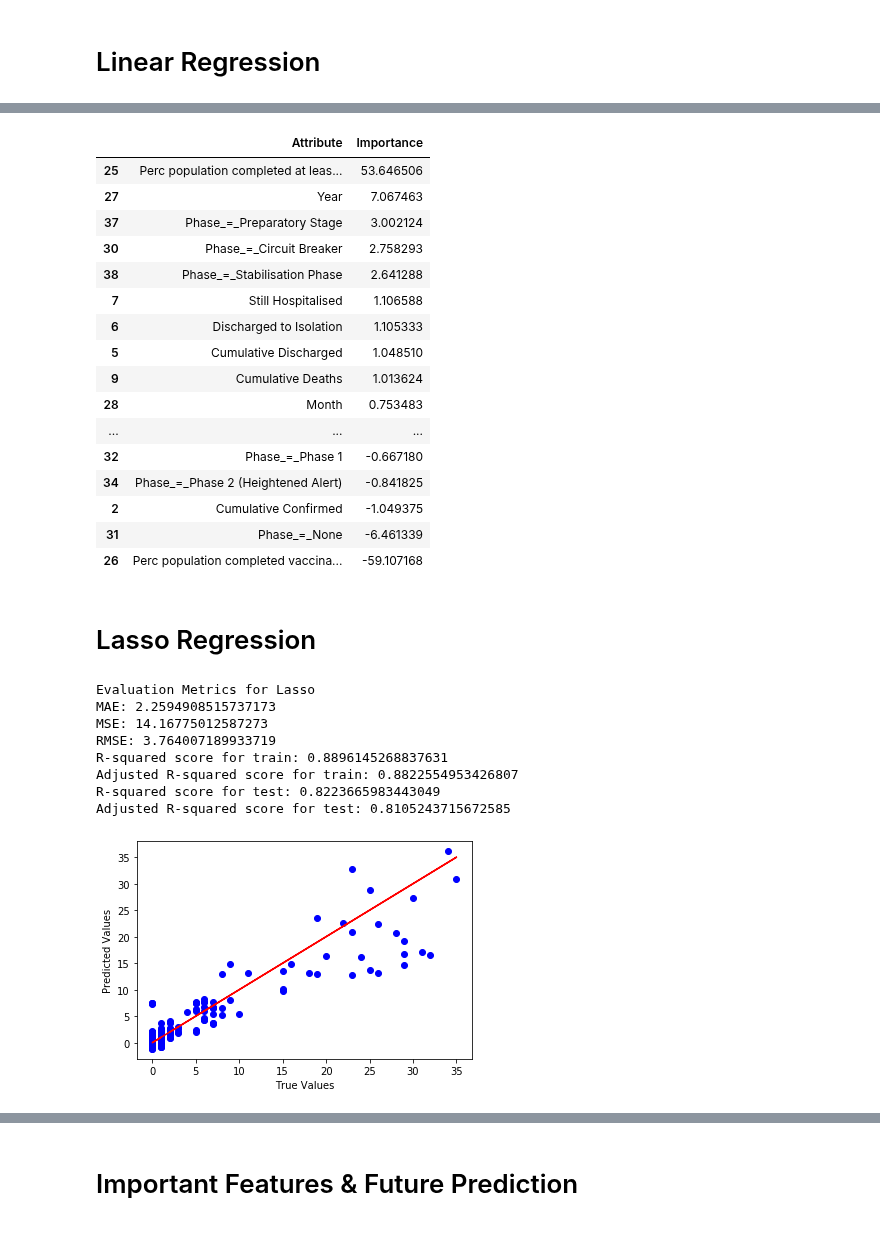
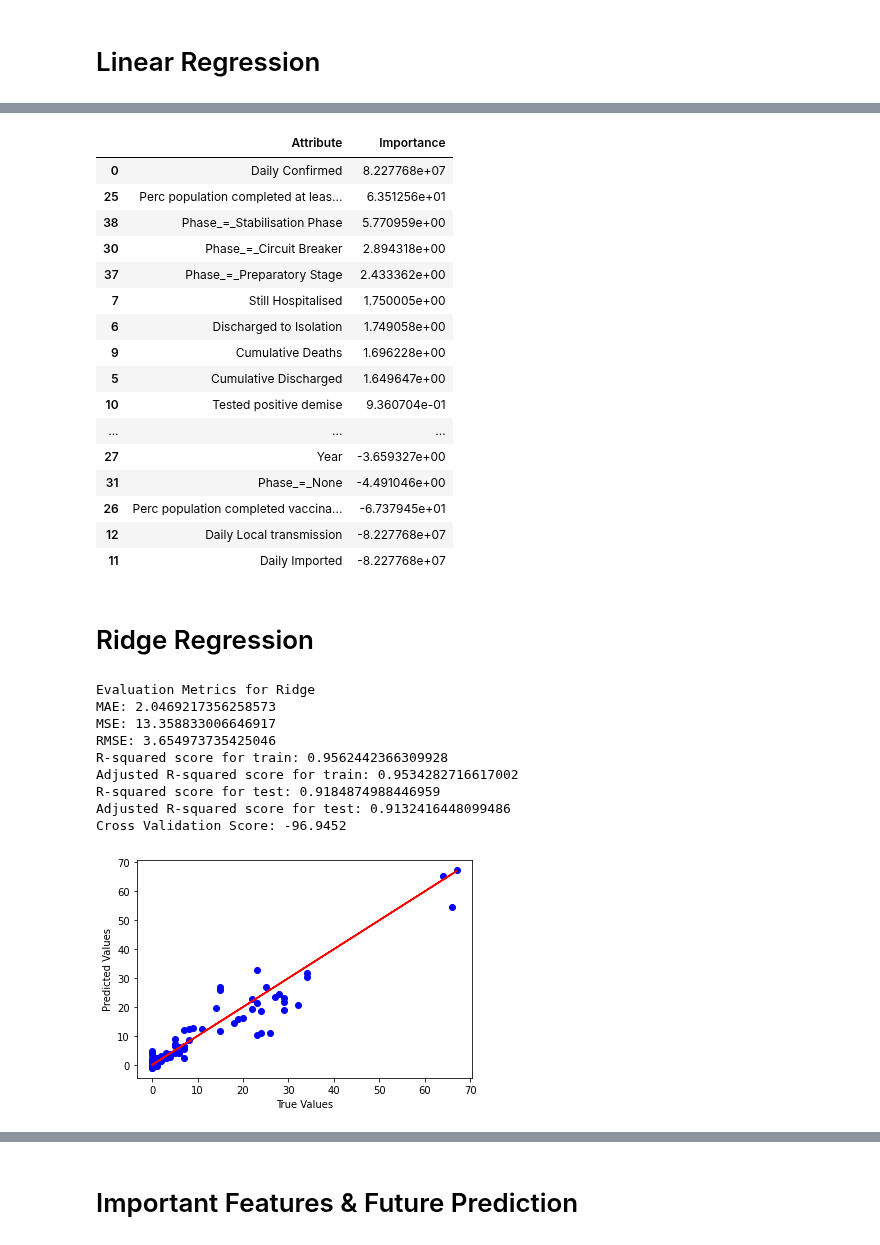
Before and after one commit to dvh549/Data_Mining, a Jupyter notebook: ICU Occupancy.ipynb, the cells around one changed output, grey strips where cells are left out. Saved outputs shown, nothing was run; the diff lists cells and outputs as text; code cells hidden in the pictures.

Commit message:
removed lasso models,
removed lasso models, changed cross validation from stratified k to 5, added important features ridge regression model

```diff
--- a/ICU Occupancy.ipynb
+++ b/ICU Occupancy.ipynb
@@ -154,7 +154,7 @@ y = sg_data_filtered["Intensive Care Unit (ICU)"]
 # %%
 # split using 25% for test as amount of data isn't much so that we've got more points to test
 
-X_train, X_test, y_train, y_test = train_test_split(X, y, test_size=0.25, random_state=42)
+X_train, X_test, y_train, y_test = train_test_split(X, y, test_size=0.2, random_state=42)
 # %% [markdown]
 # Linear Regression
 # %%
@@ -225,65 +227,67 @@ regr_importance = regr_importance.sort_values(by='Importance', ascending=False)
 regr_importance
 # %% [output]
 |  | Attribute | Importance |
-| 25 | Perc population completed at leas... | 53.646506 |
-| 27 | Year | 7.067463 |
-| 37 | Phase_=_Preparatory Stage | 3.002124 |
-| 30 | Phase_=_Circuit Breaker | 2.758293 |
-| 38 | Phase_=_Stabilisation Phase | 2.641288 |
-| 7 | Still Hospitalised | 1.106588 |
-| 6 | Discharged to Isolation | 1.105333 |
-| 5 | Cumulative Discharged | 1.048510 |
-| 9 | Cumulative Deaths | 1.013624 |
-| 28 | Month | 0.753483 |
+| 0 | Daily Confirmed | 8.227768e+07 |
+| 25 | Perc population completed at leas... | 6.351256e+01 |
+| 38 | Phase_=_Stabilisation Phase | 5.770959e+00 |
+| 30 | Phase_=_Circuit Breaker | 2.894318e+00 |
+| 37 | Phase_=_Preparatory Stage | 2.433362e+00 |
+| 7 | Still Hospitalised | 1.750005e+00 |
+| 6 | Discharged to Isolation | 1.749058e+00 |
+| 9 | Cumulative Deaths | 1.696228e+00 |
+| 5 | Cumulative Discharged | 1.649647e+00 |
+| 10 | Tested positive demise | 9.360704e-01 |
 | ... | ... | ... |
-| 32 | Phase_=_Phase 1 | -0.667180 |
-| 34 | Phase_=_Phase 2 (Heightened Alert) | -0.841825 |
-| 2 | Cumulative Confirmed | -1.049375 |
-| 31 | Phase_=_None | -6.461339 |
-| 26 | Perc population completed vaccina... | -59.107168 |
+| 27 | Year | -3.659327e+00 |
+| 31 | Phase_=_None | -4.491046e+00 |
+| 26 | Perc population completed vaccina... | -6.737945e+01 |
+| 12 | Daily Local transmission | -8.227768e+07 |
+| 11 | Daily Imported | -8.227768e+07 |
 # %% [markdown]
-# Lasso Regression
+# Ridge Regression
 # %%
 # build lasso model
 
-lasso = Lasso(max_iter=10000)
-lasso.fit(X_train, y_train)
-lasso_pred = lasso.predict(X_test)
+ridge = Ridge()
+ridge.fit(X_train, y_train)
+ridge_pred = ridge.predict(X_test)
 # %%
 # assessing model
 
-train_adjusted_r2 = 1 - (1-lasso.score(X_train, y_train)) * (len(y)-1)/(len(y)-X.shape[1]-1)
-test_adjusted_r2 = 1 - (1-lasso.score(X_test, y_test)) * (len(y)-1)/(len(y)-X.shape[1]-1)
-print("Evaluation Metrics for Lasso")
-print(f"MAE: {mean_absolute_error(y_test, lasso_pred)}")
-print(f"MSE: {mean_squared_error(y_test, lasso_pred)}")
-print(f"RMSE: {np.sqrt(mean_squared_error(y_test, lasso_pred))}")
-print(f"R-squared score for train: {lasso.score(X_train, y_train)}")
+train_adjusted_r2 = 1 - (1-ridge.score(X_train, y_train)) * (len(y)-1)/(len(y)-X.shape[1]-1)
+test_adjusted_r2 = 1 - (1-ridge.score(X_test, y_test)) * (len(y)-1)/(len(y)-X.shape[1]-1)
+print("Evaluation Metrics for Ridge")
+print(f"MAE: {mean_absolute_error(y_test, ridge_pred)}")
+print(f"MSE: {mean_squared_error(y_test, ridge_pred)}")
+print(f"RMSE: {np.sqrt(mean_squared_error(y_test, ridge_pred))}")
+print(f"R-squared score for train: {ridge.score(X_train, y_train)}")
 print(f"Adjusted R-squared score for train: {train_adjusted_r2}")
-print(f"R-squared score for test: {lasso.score(X_test, y_test)}")
+print(f"R-squared score for test: {ridge.score(X_test, y_test)}")
 print(f"Adjusted R-squared score for test: {test_adjusted_r2}")
+print(f"Cross Validation Score: {round(np.mean(cross_val_score(ridge, X, y, cv=5)), 4)}")
 # %% [output]
-Evaluation Metrics for Lasso
-MAE: 2.2594908515737173
-MSE: 14.16775012587273
-RMSE: 3.764007189933719
-R-squared score for train: 0.8896145268837631
-Adjusted R-squared score for train: 0.8822554953426807
-R-squared score for test: 0.8223665983443049
-Adjusted R-squared score for test: 0.8105243715672585
+Evaluation Metrics for Ridge
+MAE: 2.0469217356258573
+MSE: 13.358833006646917
+RMSE: 3.654973735425046
+R-squared score for train: 0.9562442366309928
+Adjusted R-squared score for train: 0.9534282716617002
+R-squared score for test: 0.9184874988446959
+Adjusted R-squared score for test: 0.9132416448099486
+Cross Validation Score: -96.9452
 # %%
 # For test set
 
 # scatter for predictions
-plt.scatter(y_test, lasso_pred, color = "blue")
+plt.scatter(y_test, ridge_pred, color = "blue")
 # perfect predictions
 plt.plot(y_test, y_test, color = "red")
 
 plt.xlabel("True Values")
 plt.ylabel("Predicted Values")
 plt.show()
 # %% [output]
-[figure, old version]
+[figure, new version]
 # %%
 # visualise performance of train vs test
 
```
Also changed, not shown: parts of 12 cells of this notebook, 2 other files.
